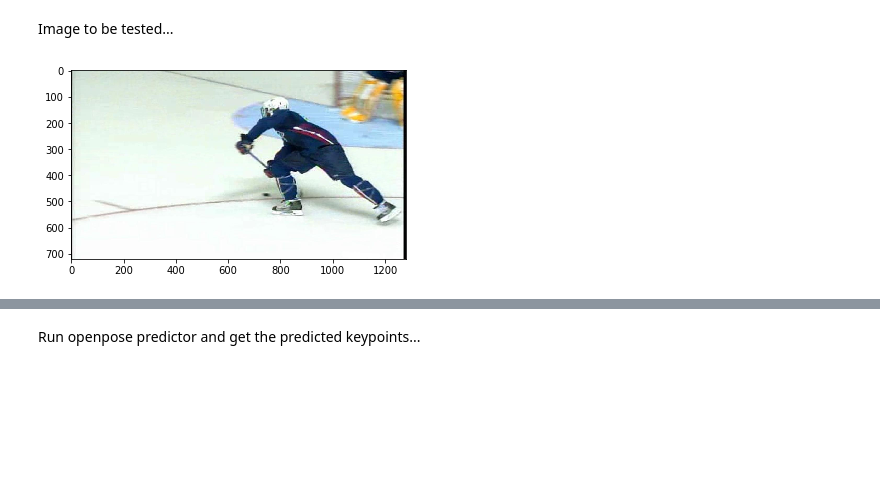
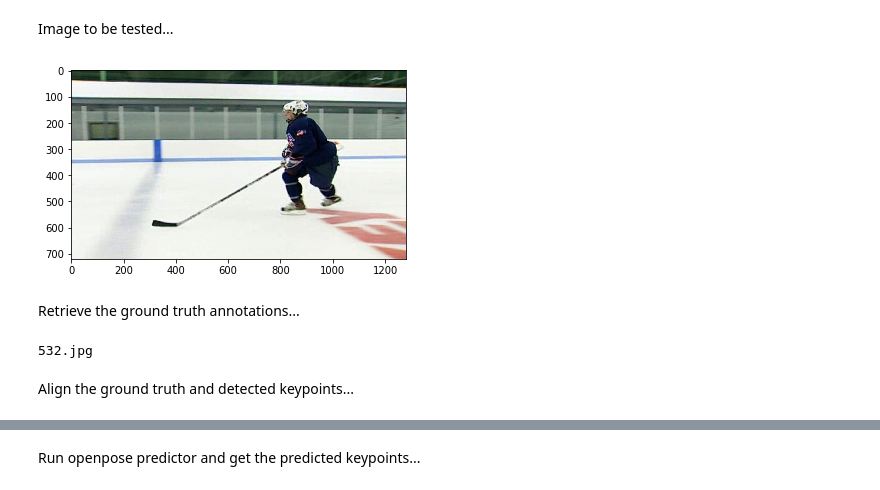
Before and after one commit to SS-JIA/Realtime_Multi-Person_Pose_Estimation, a Jupyter notebook: devel.ipynb, the cells around one changed output, grey strips where cells are left out. Saved outputs shown, nothing was run; the diff lists cells and outputs as text; code cells hidden in the pictures; blank space fills up the shorter version.

```diff
--- a/devel.ipynb
+++ b/devel.ipynb
@@ -1,9 +1,49 @@
 # %% [markdown]
 Image to be tested...
 # %%
-test_image = 'testing/sample_image/hockey1/001.jpg'
+import numpy as np
+import cv2 as cv
+import matplotlib
+%matplotlib inline
+import pylab as plt
+
+img_num = 532;
+test_image = 'testing/sample_image/hockey1/' + str(img_num).zfill(3) + '.jpg'
 
 oriImg = cv.imread(test_image) # B,G,R order
 f = plt.imshow(oriImg[:,:,[2,1,0]]) # reorder it before displaying
 # %% [output]
-[figure, old version]
+[figure, new version]
+# %% [markdown]
+Retrieve the ground truth annotations...
+# %%
+import h5py
+
+ground_truth = h5py.File('testing/sample_image/hockey1/annot.h5', 'r')
+
+filename = ground_truth['imgname'][img_num-1]
+print(''.join(chr(int(i)) for i in filename))
+
+# 0 - right ankle
+# 1 - right knee
+# 2 - right hip
+# 3 - left hip
+# 4 - left knee
+# 5 - left ankle
+# 6 - pelvis
+# 7 - thorax
+# 8 - upper neck
+# 9 - top head
+# 10 - right wrist
+# 11 - right elbow
+# 12 - right shoulder
+# 13 - left shoulder
+# 14 - left elbow
+# 15 - left wrist
+# 16 - top of stick
+# 17 - bottom of stick
+parts_gt = ground_truth['part'][img_num-1]
+# %% [output]
+532.jpg
+# %% [markdown]
+Align the ground truth and detected keypoints...
```
Also changed, not shown: parts of 7 cells of this notebook.
